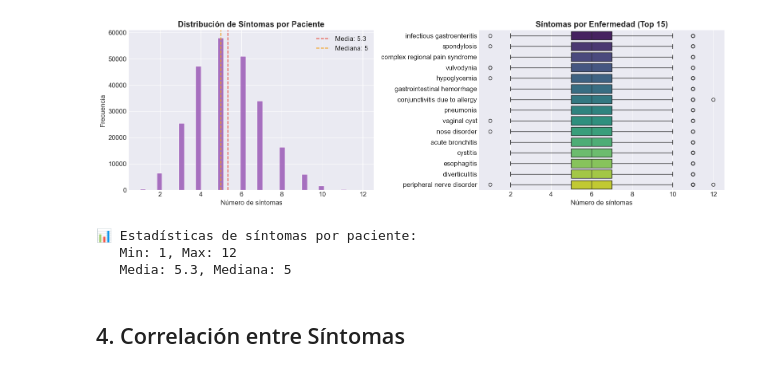
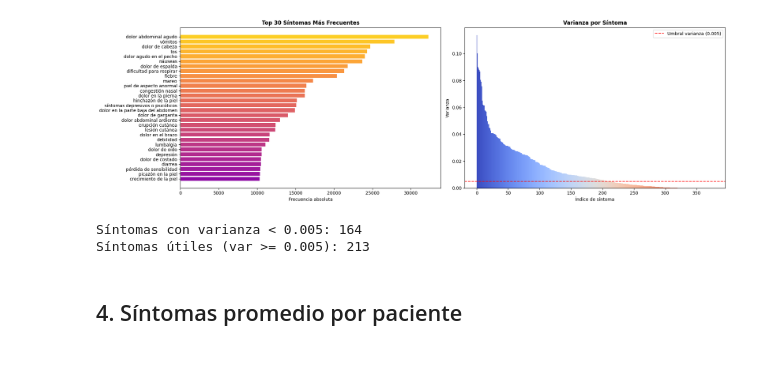
Before and after one commit to alejohouse/bootcamp-triaje-prediccion, a Jupyter notebook: notebooks/01_eda_diseases.ipynb, the cells around one changed output. Saved outputs shown, nothing was run; the diff lists cells and outputs as text; code cells hidden in the pictures.

```diff
--- a/notebooks/01_eda_diseases.ipynb
+++ b/notebooks/01_eda_diseases.ipynb
@@ -183,41 +85,32 @@ plt.show()
-# %%
-# Distribución del número de síntomas por paciente
-symptoms_per_patient = df_symptoms.sum(axis=1)
-
-fig, axes = plt.subplots(1, 2, figsize=(16, 5))
-
-# Histograma
-axes[0].hist(symptoms_per_patient, bins=40, color=COLORS[4], edgecolor='white', alpha=0.85)
-axes[0].set_xlabel('Número de síntomas')
-axes[0].set_ylabel('Frecuencia')
-axes[0].set_title('Distribución de Síntomas por Paciente', fontweight='bold')
-axes[0].axvline(symptoms_per_patient.mean(), color=COLORS[2], linestyle='--',
-                label=f'Media: {symptoms_per_patient.mean():.1f}')
-axes[0].axvline(symptoms_per_patient.median(), color=COLORS[3], linestyle='--',
-                label=f'Mediana: {symptoms_per_patient.median():.0f}')
-axes[0].legend()
-
-# Box plot por enfermedad (top 15)
-top15_diseases = disease_counts.head(15).index
-df_top15 = df[df['diseases'].isin(top15_diseases)].copy()
-df_top15['n_symptoms'] = df_top15[symptoms_cols].sum(axis=1)
-
-sns.boxplot(data=df_top15, y='diseases', x='n_symptoms', palette='viridis', ax=axes[1])
-axes[1].set_xlabel('Número de síntomas')
-axes[1].set_ylabel('')
-axes[1].set_title('Síntomas por Enfermedad (Top 15)', fontweight='bold')
-
-plt.tight_layout()
-plt.savefig('../outputs/01_sintomas_por_paciente.png', dpi=150, bbox_inches='tight')
-plt.show()
-
-print(f'\n📊 Estadísticas de síntomas por paciente:')
-print(f'   Min: {symptoms_per_patient.min()}, Max: {symptoms_per_patient.max()}')
-print(f'   Media: {symptoms_per_patient.mean():.1f}, Mediana: {symptoms_per_patient.median():.0f}')
-# %% [output]
-[figure, removed]
-📊 Estadísticas de síntomas por paciente:
-   Min: 1, Max: 12
-   Media: 5.3, Mediana: 5
+# %%
+# Síntomas más frecuentes (presentes en más pacientes)
+freq = df[sintoma_cols].sum().sort_values(ascending=False)
+
+fig, axes = plt.subplots(1, 2, figsize=(20, 6))
+
+top30s = freq.head(30)
+axes[0].barh(top30s.index[::-1], top30s.values[::-1],
+             color=plt.cm.plasma(np.linspace(0.3, 0.9, 30)))
+axes[0].set_xlabel('Frecuencia absoluta')
+axes[0].set_title('Top 30 Síntomas Más Frecuentes', fontweight='bold')
+
+# Varianza
+varianza = df[sintoma_cols].var().sort_values(ascending=False)
+axes[1].bar(range(len(varianza)), varianza.values,
+            color=plt.cm.coolwarm(np.linspace(0, 1, len(varianza))), width=1.0)
+axes[1].axhline(0.005, color='red', linestyle='--', label='Umbral varianza (0.005)')
+axes[1].set_xlabel('Índice de síntoma')
+axes[1].set_ylabel('Varianza')
+axes[1].set_title('Varianza por Síntoma', fontweight='bold')
+axes[1].legend()
+
+plt.tight_layout()
+plt.show()
+print(f'Síntomas con varianza < 0.005: {(varianza < 0.005).sum()}')
+print(f'Síntomas útiles (var >= 0.005): {(varianza >= 0.005).sum()}')
+# %% [output]
+[figure, added]
+Síntomas con varianza < 0.005: 164
+Síntomas útiles (var >= 0.005): 213
 # %% [markdown]
-## 4. Correlación entre Síntomas
+## 4. Síntomas promedio por paciente
```
Also changed, not shown: parts of 27 cells of this notebook, 41 other files.
